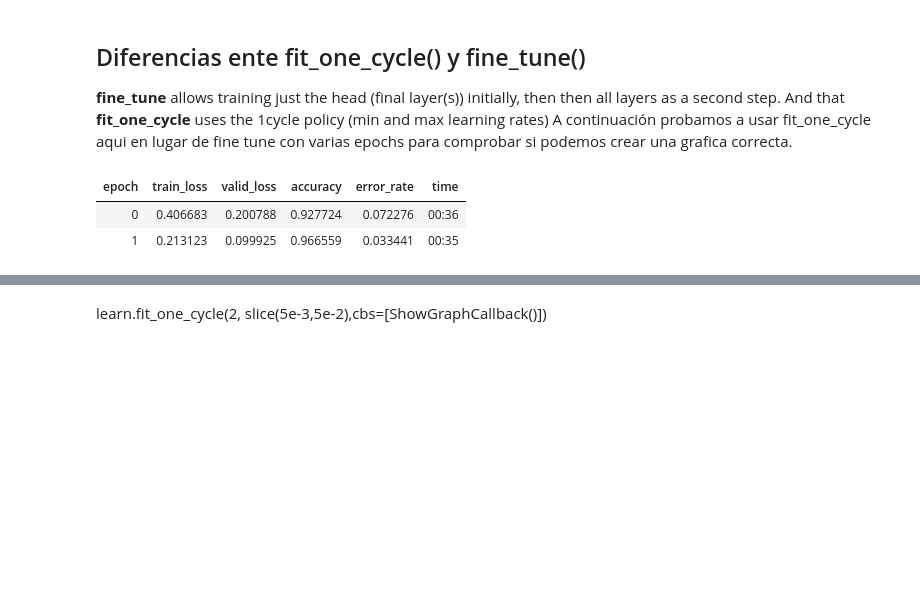
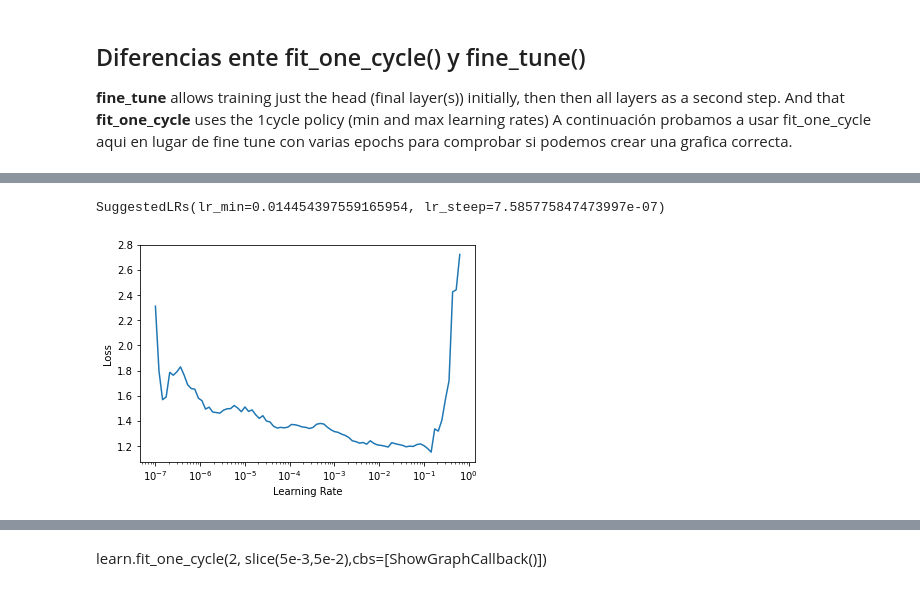
Before and after one commit to Istaliyan/PruebasTFG, a Jupyter notebook: ClasificadorSoldadurasTipo2.ipynb, the cells around one changed output, grey strips where cells are left out. Drawn from its saved outputs; the diff is of its cells as text; code cells hidden in the pictures; blank space fills up the shorter version.

```diff
--- a/ClasificadorSoldadurasTipo2.ipynb
+++ b/ClasificadorSoldadurasTipo2.ipynb
@@ -93,10 +93,9 @@ dls.show_batch()
 **fine_tune** allows training just the head (final layer(s)) initially, then then all layers as a second step. And that **fit_one_cycle** uses the 1cycle policy (min and max learning rates)
 A continuación probamos a usar fit_one_cycle aqui en lugar de fine tune con varias epochs para comprobar si podemos crear una grafica correcta.
 # %%
-learn = cnn_learner(dls, resnet34, metrics=[accuracy, error_rate])
+learn = cnn_learner(dls, resnet34, metrics=accuracy)
 #learn.fine_tune(1)
-learn.fit_one_cycle(2)
+#learn.fit_one_cycle(3)
-# %% [output]
-| epoch | train_loss | valid_loss | accuracy | error_rate | time |
-| 0 | 0.406683 | 0.200788 | 0.927724 | 0.072276 | 00:36 |
-| 1 | 0.213123 | 0.099925 | 0.966559 | 0.033441 | 00:35 |
+# %%
+learn.lr_find()
+# %% [output]
@@ -102,0 +103,2 @@ learn.fit_one_cycle(2)
+SuggestedLRs(lr_min=0.014454397559165954, lr_steep=7.585775847473997e-07)
+[figure, added]
```
Also changed, not shown: parts of 19 cells of this notebook.
